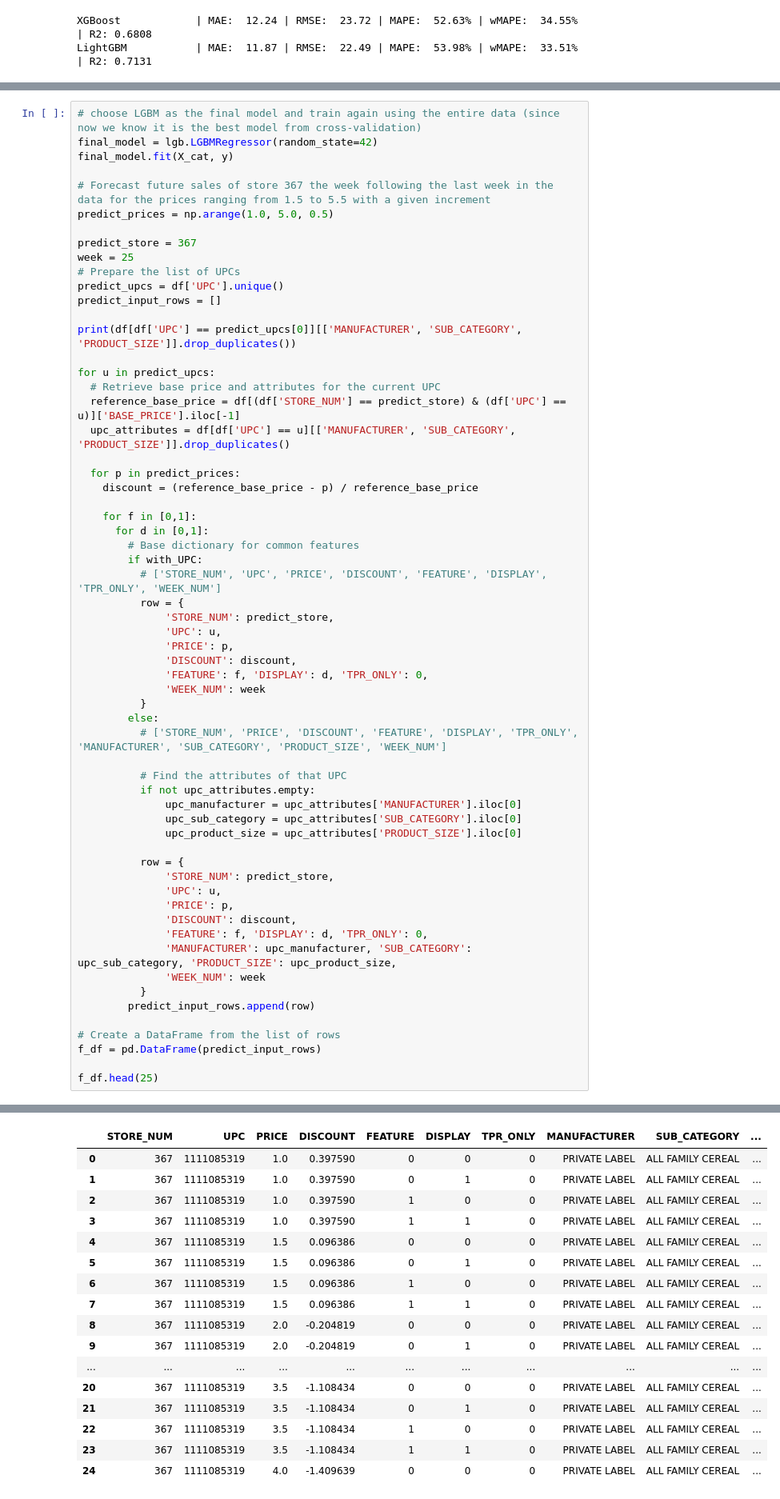
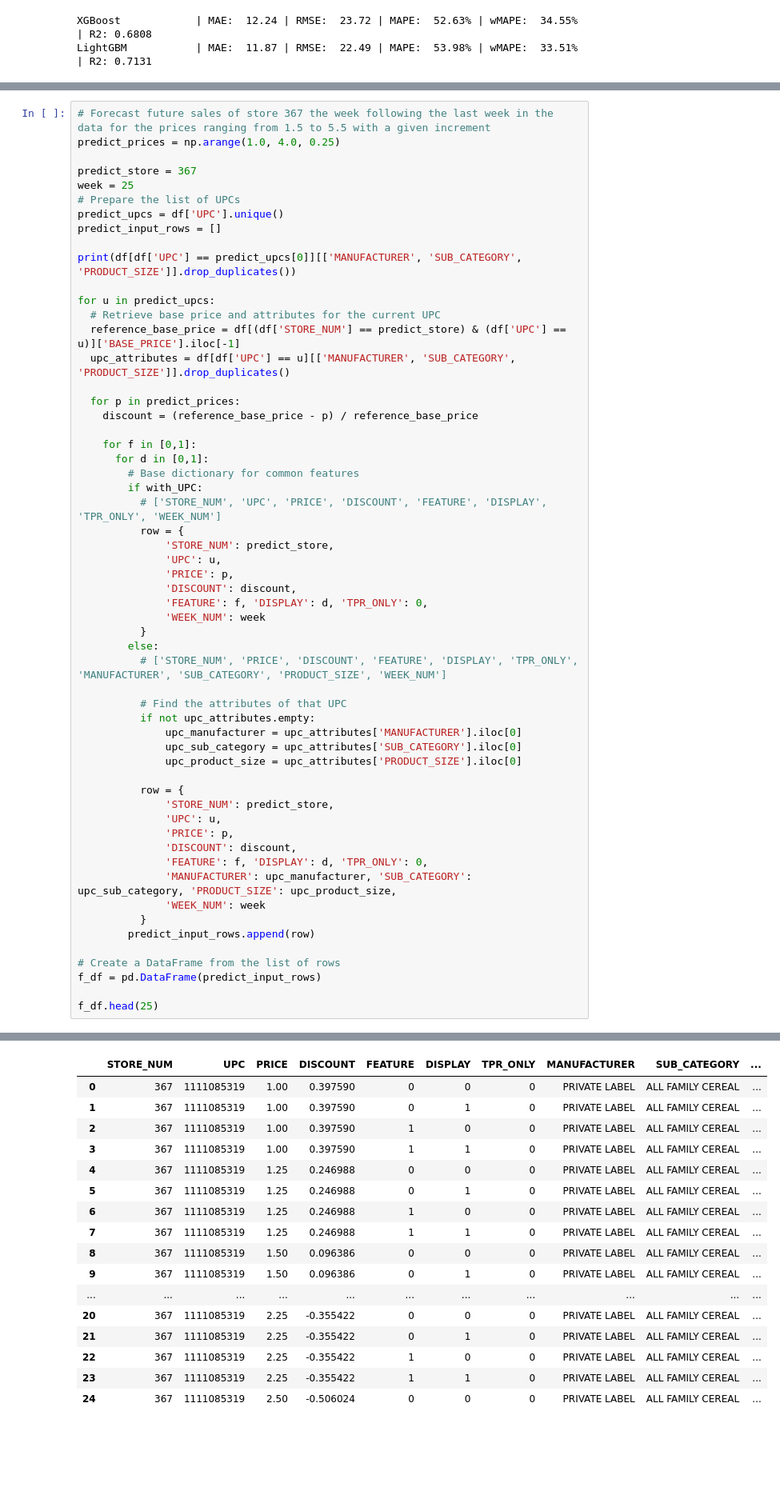
Before and after one commit to acedesci/scanalytics, a Jupyter notebook: EN/S08_09_Retail_Analytics/S8_Module1A_Cereal_Demand_Predictions.ipynb, the cells around one changed output, grey strips where cells are left out. Shown at 80% size. Saved outputs shown, nothing was run; the diff lists cells and outputs as text; blank space fills up the shorter version.

```diff
--- a/EN/S08_09_Retail_Analytics/S8_Module1A_Cereal_Demand_Predictions.ipynb
+++ b/EN/S08_09_Retail_Analytics/S8_Module1A_Cereal_Demand_Predictions.ipynb
@@ -340,10 +376,6 @@ Now we will select the best model, and predict future sales for store 367 for th
 # %%
-# choose LGBM as the final model and train again using the entire data (since now we know it is the best model from cross-validation)
-final_model = lgb.LGBMRegressor(random_state=42)
-final_model.fit(X_cat, y)
-
 # Forecast future sales of store 367 the week following the last week in the data for the prices ranging from 1.5 to 5.5 with a given increment
-predict_prices = np.arange(1.0, 5.0, 0.5)
+predict_prices = np.arange(1.0, 4.0, 0.25)
 
 predict_store = 367
 week = 25
@@ -375,46 +407,46 @@ for u in predict_upcs:
               'WEEK_NUM': week
           }
         else:
           # ['STORE_NUM', 'PRICE', 'DISCOUNT', 'FEATURE', 'DISPLAY', 'TPR_ONLY', 'MANUFACTURER', 'SUB_CATEGORY', 'PRODUCT_SIZE', 'WEEK_NUM']
 
           # Find the attributes of that UPC
           if not upc_attributes.empty:
               upc_manufacturer = upc_attributes['MANUFACTURER'].iloc[0]
               upc_sub_category = upc_attributes['SUB_CATEGORY'].iloc[0]
               upc_product_size = upc_attributes['PRODUCT_SIZE'].iloc[0]
 
           row = {
               'STORE_NUM': predict_store,
               'UPC': u,
               'PRICE': p,
               'DISCOUNT': discount,
               'FEATURE': f, 'DISPLAY': d, 'TPR_ONLY': 0,
               'MANUFACTURER': upc_manufacturer, 'SUB_CATEGORY': upc_sub_category, 'PRODUCT_SIZE': upc_product_size,
               'WEEK_NUM': week
           }
         predict_input_rows.append(row)
 
 # Create a DataFrame from the list of rows
 f_df = pd.DataFrame(predict_input_rows)
 
 f_df.head(25)
 # %% [output]
     MANUFACTURER       SUB_CATEGORY PRODUCT_SIZE
 0  PRIVATE LABEL  ALL FAMILY CEREAL        12 OZ
 |  | STORE_NUM | UPC | PRICE | DISCOUNT | FEATURE | DISPLAY | TPR_ONLY | MANUFACTURER | SUB_CATEGORY | ... |
-| 0 | 367 | 1111085319 | 1.0 | 0.397590 | 0 | 0 | 0 | PRIVATE LABEL | ALL FAMILY CEREAL | ... |
-| 1 | 367 | 1111085319 | 1.0 | 0.397590 | 0 | 1 | 0 | PRIVATE LABEL | ALL FAMILY CEREAL | ... |
-| 2 | 367 | 1111085319 | 1.0 | 0.397590 | 1 | 0 | 0 | PRIVATE LABEL | ALL FAMILY CEREAL | ... |
-| 3 | 367 | 1111085319 | 1.0 | 0.397590 | 1 | 1 | 0 | PRIVATE LABEL | ALL FAMILY CEREAL | ... |
-| 4 | 367 | 1111085319 | 1.5 | 0.096386 | 0 | 0 | 0 | PRIVATE LABEL | ALL FAMILY CEREAL | ... |
-| 5 | 367 | 1111085319 | 1.5 | 0.096386 | 0 | 1 | 0 | PRIVATE LABEL | ALL FAMILY CEREAL | ... |
-| 6 | 367 | 1111085319 | 1.5 | 0.096386 | 1 | 0 | 0 | PRIVATE LABEL | ALL FAMILY CEREAL | ... |
-| 7 | 367 | 1111085319 | 1.5 | 0.096386 | 1 | 1 | 0 | PRIVATE LABEL | ALL FAMILY CEREAL | ... |
-| 8 | 367 | 1111085319 | 2.0 | -0.204819 | 0 | 0 | 0 | PRIVATE LABEL | ALL FAMILY CEREAL | ... |
-| 9 | 367 | 1111085319 | 2.0 | -0.204819 | 0 | 1 | 0 | PRIVATE LABEL | ALL FAMILY CEREAL | ... |
+| 0 | 367 | 1111085319 | 1.00 | 0.397590 | 0 | 0 | 0 | PRIVATE LABEL | ALL FAMILY CEREAL | ... |
+| 1 | 367 | 1111085319 | 1.00 | 0.397590 | 0 | 1 | 0 | PRIVATE LABEL | ALL FAMILY CEREAL | ... |
+| 2 | 367 | 1111085319 | 1.00 | 0.397590 | 1 | 0 | 0 | PRIVATE LABEL | ALL FAMILY CEREAL | ... |
+| 3 | 367 | 1111085319 | 1.00 | 0.397590 | 1 | 1 | 0 | PRIVATE LABEL | ALL FAMILY CEREAL | ... |
+| 4 | 367 | 1111085319 | 1.25 | 0.246988 | 0 | 0 | 0 | PRIVATE LABEL | ALL FAMILY CEREAL | ... |
+| 5 | 367 | 1111085319 | 1.25 | 0.246988 | 0 | 1 | 0 | PRIVATE LABEL | ALL FAMILY CEREAL | ... |
+| 6 | 367 | 1111085319 | 1.25 | 0.246988 | 1 | 0 | 0 | PRIVATE LABEL | ALL FAMILY CEREAL | ... |
+| 7 | 367 | 1111085319 | 1.25 | 0.246988 | 1 | 1 | 0 | PRIVATE LABEL | ALL FAMILY CEREAL | ... |
+| 8 | 367 | 1111085319 | 1.50 | 0.096386 | 0 | 0 | 0 | PRIVATE LABEL | ALL FAMILY CEREAL | ... |
+| 9 | 367 | 1111085319 | 1.50 | 0.096386 | 0 | 1 | 0 | PRIVATE LABEL | ALL FAMILY CEREAL | ... |
 | ... | ... | ... | ... | ... | ... | ... | ... | ... | ... | ... |
-| 20 | 367 | 1111085319 | 3.5 | -1.108434 | 0 | 0 | 0 | PRIVATE LABEL | ALL FAMILY CEREAL | ... |
-| 21 | 367 | 1111085319 | 3.5 | -1.108434 | 0 | 1 | 0 | PRIVATE LABEL | ALL FAMILY CEREAL | ... |
-| 22 | 367 | 1111085319 | 3.5 | -1.108434 | 1 | 0 | 0 | PRIVATE LABEL | ALL FAMILY CEREAL | ... |
-| 23 | 367 | 1111085319 | 3.5 | -1.108434 | 1 | 1 | 0 | PRIVATE LABEL | ALL FAMILY CEREAL | ... |
-| 24 | 367 | 1111085319 | 4.0 | -1.409639 | 0 | 0 | 0 | PRIVATE LABEL | ALL FAMILY CEREAL | ... |
+| 20 | 367 | 1111085319 | 2.25 | -0.355422 | 0 | 0 | 0 | PRIVATE LABEL | ALL FAMILY CEREAL | ... |
+| 21 | 367 | 1111085319 | 2.25 | -0.355422 | 0 | 1 | 0 | PRIVATE LABEL | ALL FAMILY CEREAL | ... |
+| 22 | 367 | 1111085319 | 2.25 | -0.355422 | 1 | 0 | 0 | PRIVATE LABEL | ALL FAMILY CEREAL | ... |
+| 23 | 367 | 1111085319 | 2.25 | -0.355422 | 1 | 1 | 0 | PRIVATE LABEL | ALL FAMILY CEREAL | ... |
+| 24 | 367 | 1111085319 | 2.50 | -0.506024 | 0 | 0 | 0 | PRIVATE LABEL | ALL FAMILY CEREAL | ... |
```
Also changed, not shown: parts of 13 cells of this notebook.
